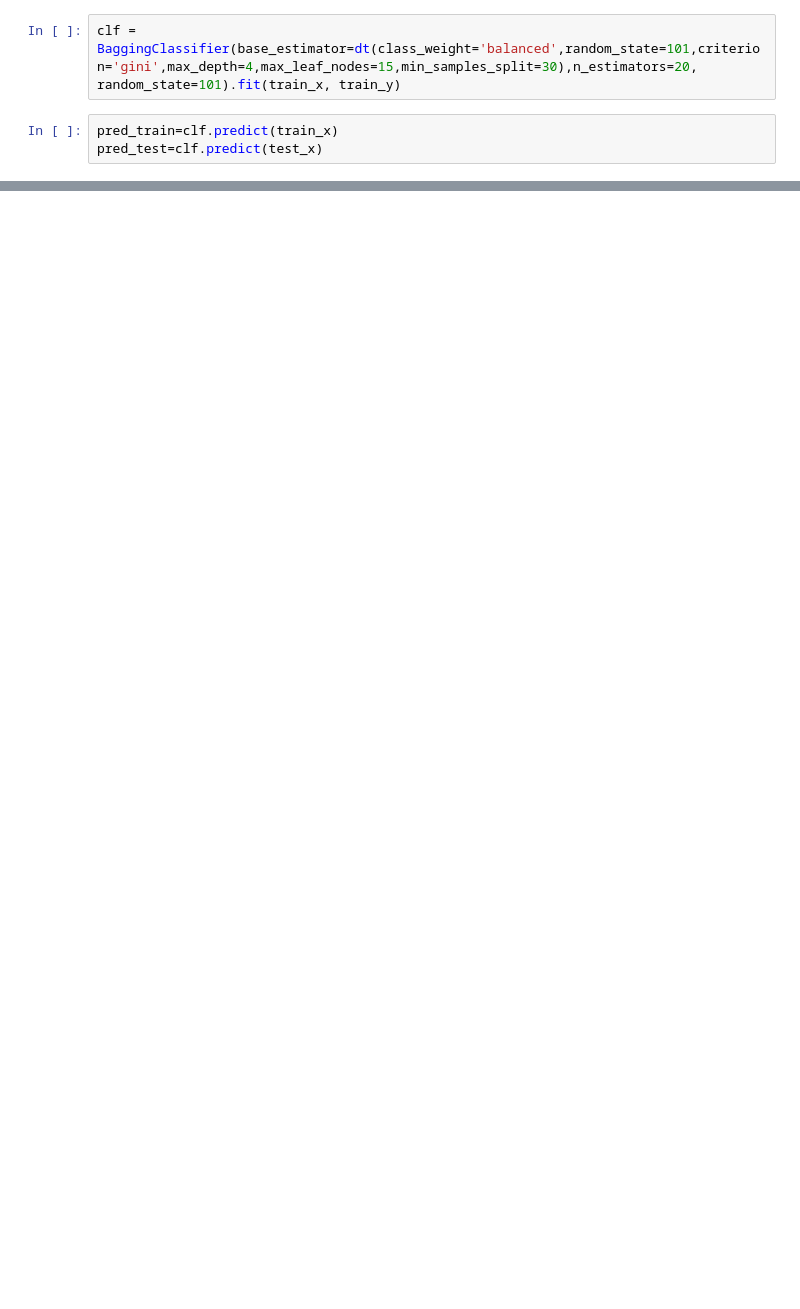
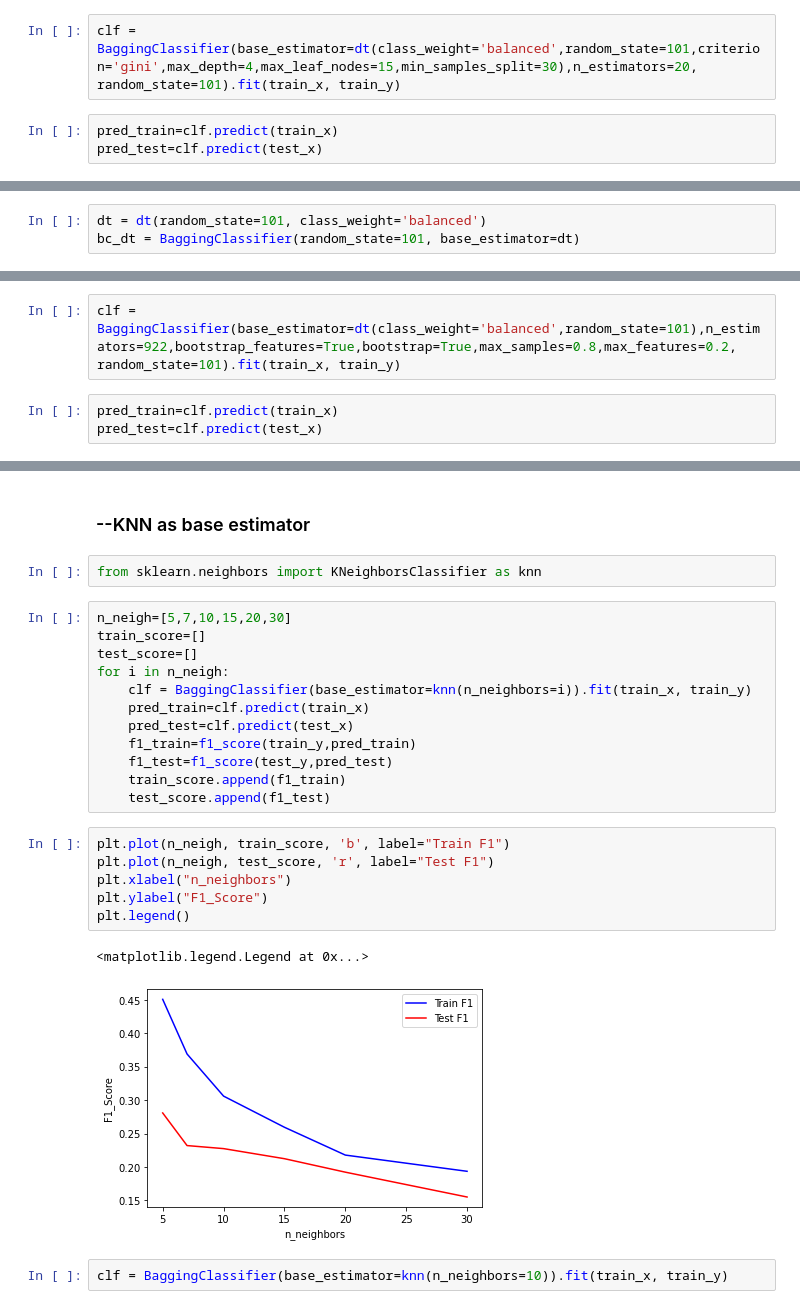
Before and after one commit to MeghaSetia/-Loan-Default-, a Jupyter notebook: Bagging Classifier.ipynb, the cells around one changed output, grey strips where cells are left out. Cells and saved outputs as stored; diff of their text form; blank space fills up the shorter version.

```diff
--- a/Bagging Classifier.ipynb
+++ b/Bagging Classifier.ipynb
@@ -107,0 +202,3 @@ f1_train,f1_test
+# %%
+dt = dt(random_state=101, class_weight='balanced')
+bc_dt = BaggingClassifier(random_state=101, base_estimator=dt)
@@ -107,0 +223,5 @@ f1_train,f1_test
+# %%
+clf = BaggingClassifier(base_estimator=dt(class_weight='balanced',random_state=101),n_estimators=922,bootstrap_features=True,bootstrap=True,max_samples=0.8,max_features=0.2, random_state=101).fit(train_x, train_y)
+# %%
+pred_train=clf.predict(train_x)
+pred_test=clf.predict(test_x)
@@ -107,0 +254,27 @@ f1_train,f1_test
+# %% [markdown]
+###  --KNN as base estimator
+# %%
+from sklearn.neighbors import KNeighborsClassifier as knn
+# %%
+n_neigh=[5,7,10,15,20,30]
+train_score=[]
+test_score=[]
+for i in n_neigh:
+    clf = BaggingClassifier(base_estimator=knn(n_neighbors=i)).fit(train_x, train_y)
+    pred_train=clf.predict(train_x)
+    pred_test=clf.predict(test_x)
+    f1_train=f1_score(train_y,pred_train)
+    f1_test=f1_score(test_y,pred_test)
+    train_score.append(f1_train)
+    test_score.append(f1_test)
+# %%
+plt.plot(n_neigh, train_score, 'b', label="Train F1")
+plt.plot(n_neigh, test_score, 'r', label="Test F1")
+plt.xlabel("n_neighbors")
+plt.ylabel("F1_Score")
+plt.legend()
+# %% [output]
+<matplotlib.legend.Legend at 0x...>
+[figure, added]
+# %%
+clf = BaggingClassifier(base_estimator=knn(n_neighbors=10)).fit(train_x, train_y)
```
Also changed, not shown: parts of 30 cells of this notebook, 7 other files.
